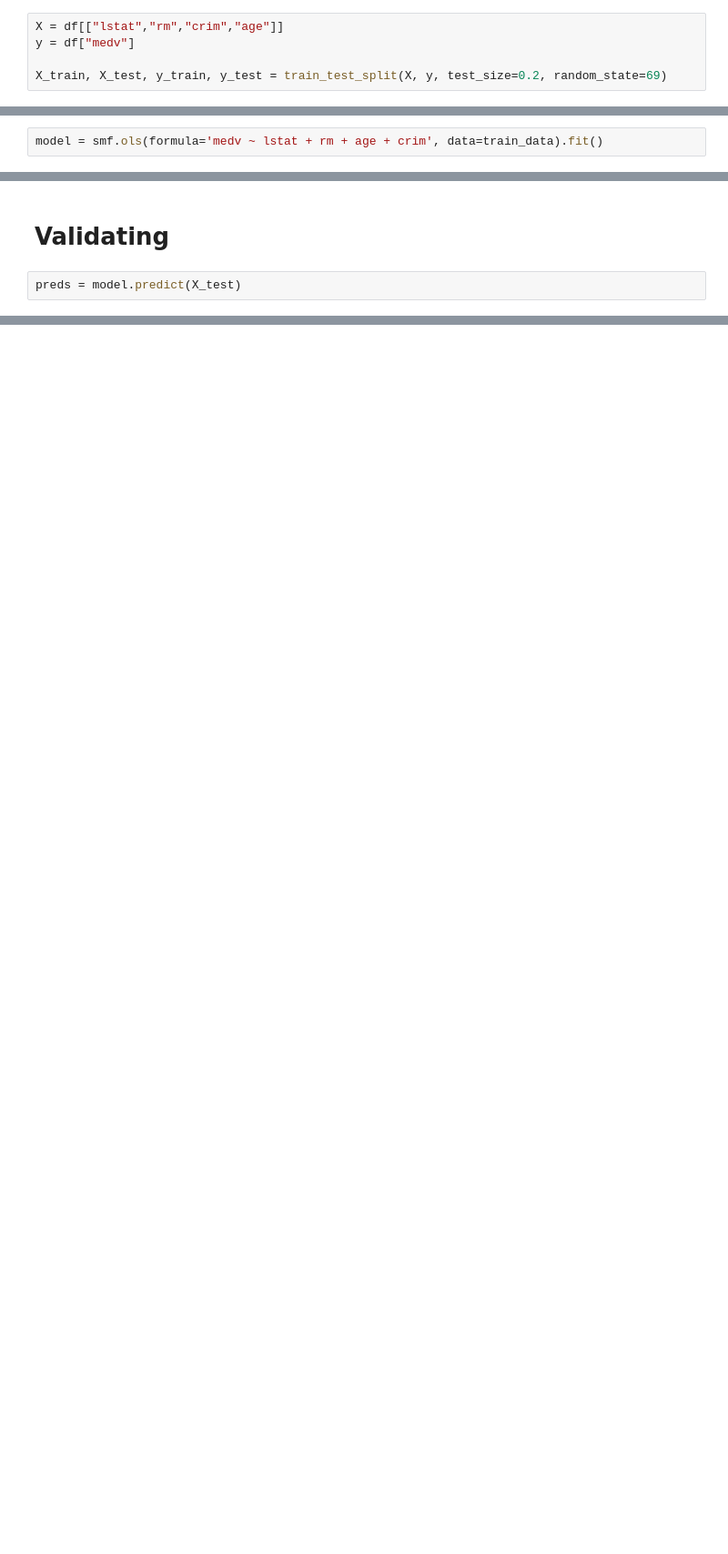
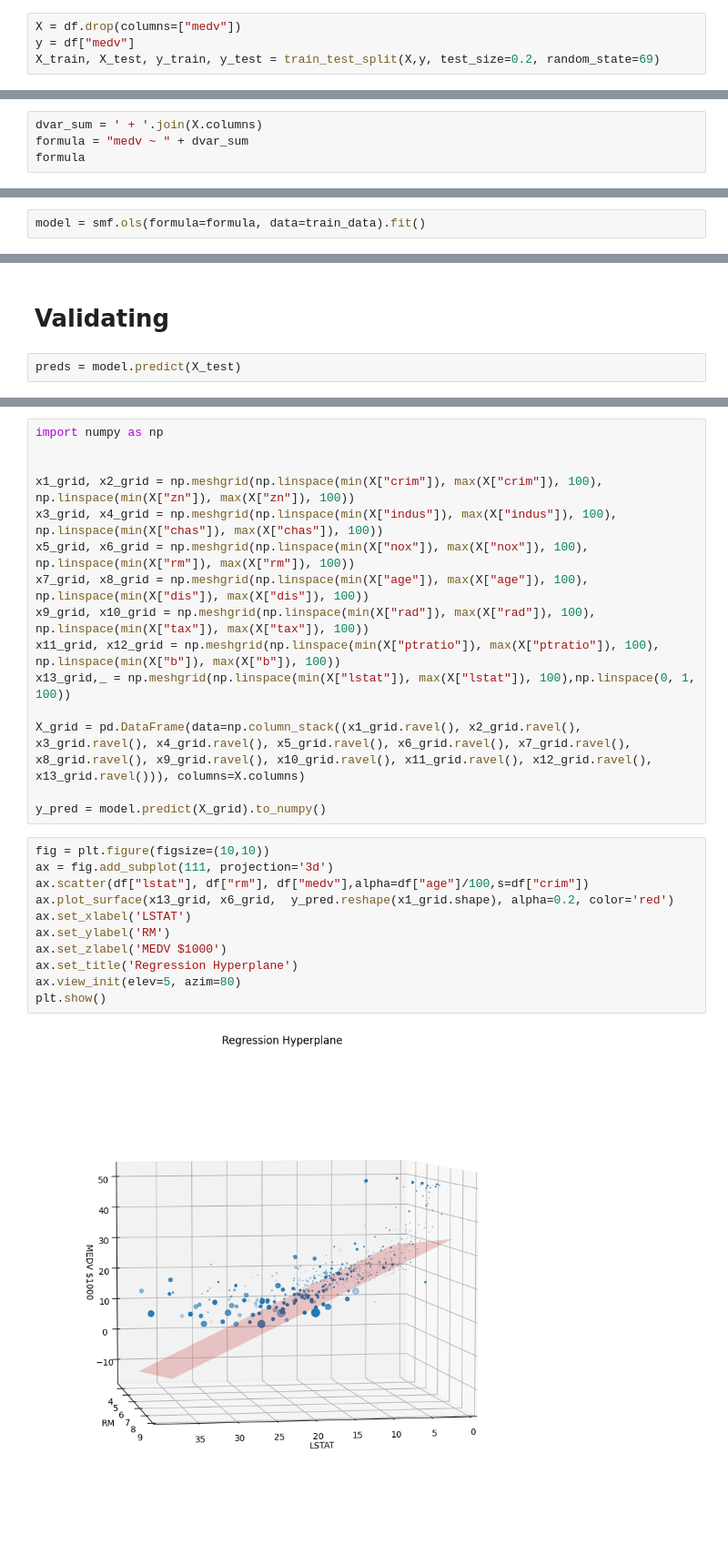
Before and after one commit to nonkloq/dump, a Jupyter notebook: anl/linear_model.ipynb, the cells around one changed output, grey strips where cells are left out. Shown at 91% size. Drawn from its saved outputs; the diff is of its cells as text; blank space fills up the shorter version.

```diff
--- a/anl/linear_model.ipynb
+++ b/anl/linear_model.ipynb
@@ -81,11 +73,14 @@ plt.show()
 # %% [markdown]
 # Train Test Split
 # %%
-X = df[["lstat","rm","crim","age"]]
+X = df.drop(columns=["medv"])
 y = df["medv"]
-
-X_train, X_test, y_train, y_test = train_test_split(X, y, test_size=0.2, random_state=69)
+X_train, X_test, y_train, y_test = train_test_split(X,y, test_size=0.2, random_state=69)
 # %%
 train_data = pd.concat([X_train, y_train], axis=1)
 # %% [markdown]
 # Building The Model
+# %%
+dvar_sum = ' + '.join(X.columns)
+formula = "medv ~ " + dvar_sum
+formula
@@ -92,4 +89,4 @@ train_data = pd.concat([X_train, y_train], axis=1)
 # %%
-model = smf.ols(formula='medv ~ lstat + rm + age + crim', data=train_data).fit()
+model = smf.ols(formula=formula, data=train_data).fit()
 # %%
 model.summary()
@@ -115,0 +143,28 @@ plt.show()
+# %%
+import numpy as np
+
+
+x1_grid, x2_grid = np.meshgrid(np.linspace(min(X["crim"]), max(X["crim"]), 100), np.linspace(min(X["zn"]), max(X["zn"]), 100))
+x3_grid, x4_grid = np.meshgrid(np.linspace(min(X["indus"]), max(X["indus"]), 100), np.linspace(min(X["chas"]), max(X["chas"]), 100))
+x5_grid, x6_grid = np.meshgrid(np.linspace(min(X["nox"]), max(X["nox"]), 100), np.linspace(min(X["rm"]), max(X["rm"]), 100))
+x7_grid, x8_grid = np.meshgrid(np.linspace(min(X["age"]), max(X["age"]), 100), np.linspace(min(X["dis"]), max(X["dis"]), 100))
+x9_grid, x10_grid = np.meshgrid(np.linspace(min(X["rad"]), max(X["rad"]), 100), np.linspace(min(X["tax"]), max(X["tax"]), 100))
+x11_grid, x12_grid = np.meshgrid(np.linspace(min(X["ptratio"]), max(X["ptratio"]), 100), np.linspace(min(X["b"]), max(X["b"]), 100))
+x13_grid,_ = np.meshgrid(np.linspace(min(X["lstat"]), max(X["lstat"]), 100),np.linspace(0, 1, 100))
+
+X_grid = pd.DataFrame(data=np.column_stack((x1_grid.ravel(), x2_grid.ravel(), x3_grid.ravel(), x4_grid.ravel(), x5_grid.ravel(), x6_grid.ravel(), x7_grid.ravel(), x8_grid.ravel(), x9_grid.ravel(), x10_grid.ravel(), x11_grid.ravel(), x12_grid.ravel(), x13_grid.ravel())), columns=X.columns)
+
+y_pred = model.predict(X_grid).to_numpy()
+# %%
+fig = plt.figure(figsize=(10,10))
+ax = fig.add_subplot(111, projection='3d')
+ax.scatter(df["lstat"], df["rm"], df["medv"],alpha=df["age"]/100,s=df["crim"])
+ax.plot_surface(x13_grid, x6_grid,  y_pred.reshape(x1_grid.shape), alpha=0.2, color='red')
+ax.set_xlabel('LSTAT')
+ax.set_ylabel('RM')
+ax.set_zlabel('MEDV $1000')
+ax.set_title('Regression Hyperplane')
+ax.view_init(elev=5, azim=80)
+plt.show()
+# %% [output]
+[figure, added]
```
Also changed, not shown: parts of 12 cells of this notebook.
